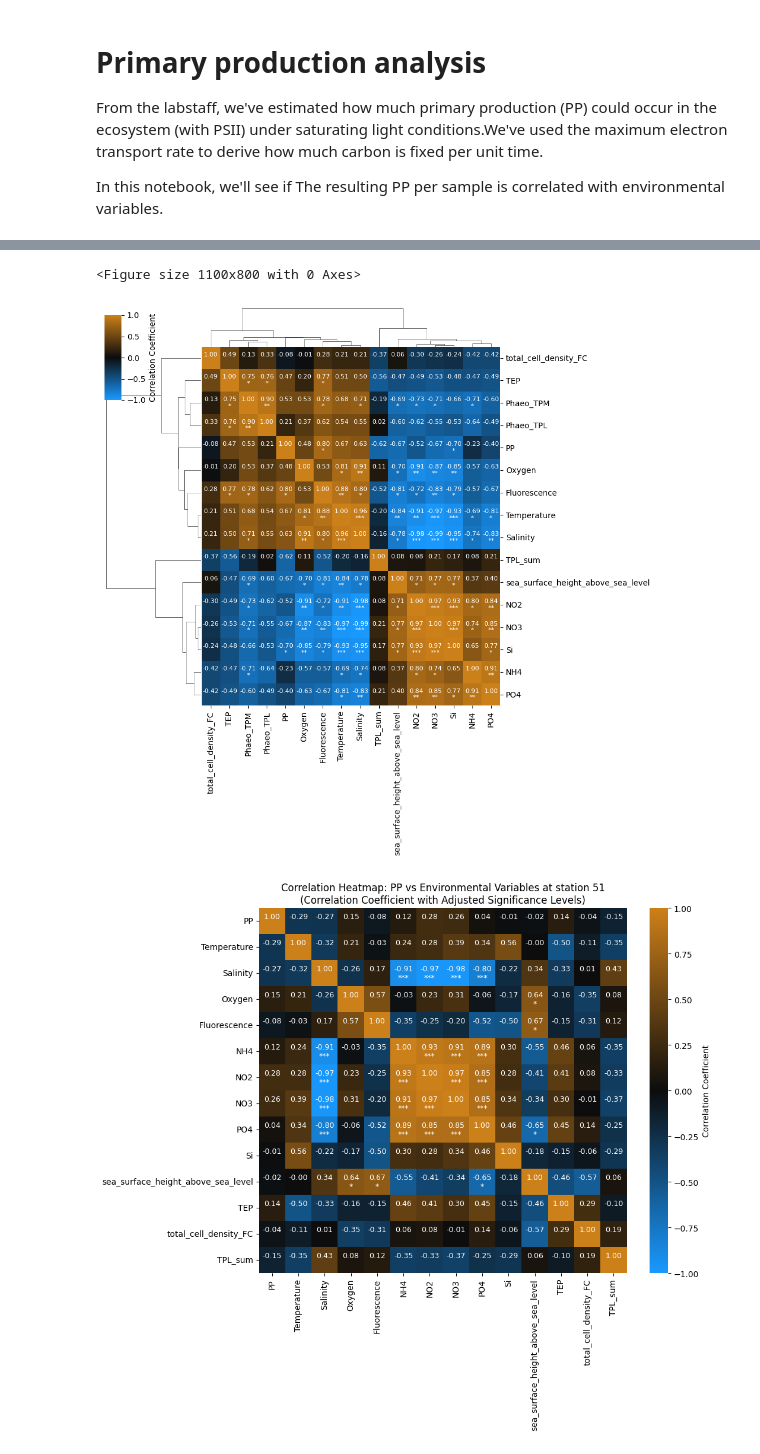
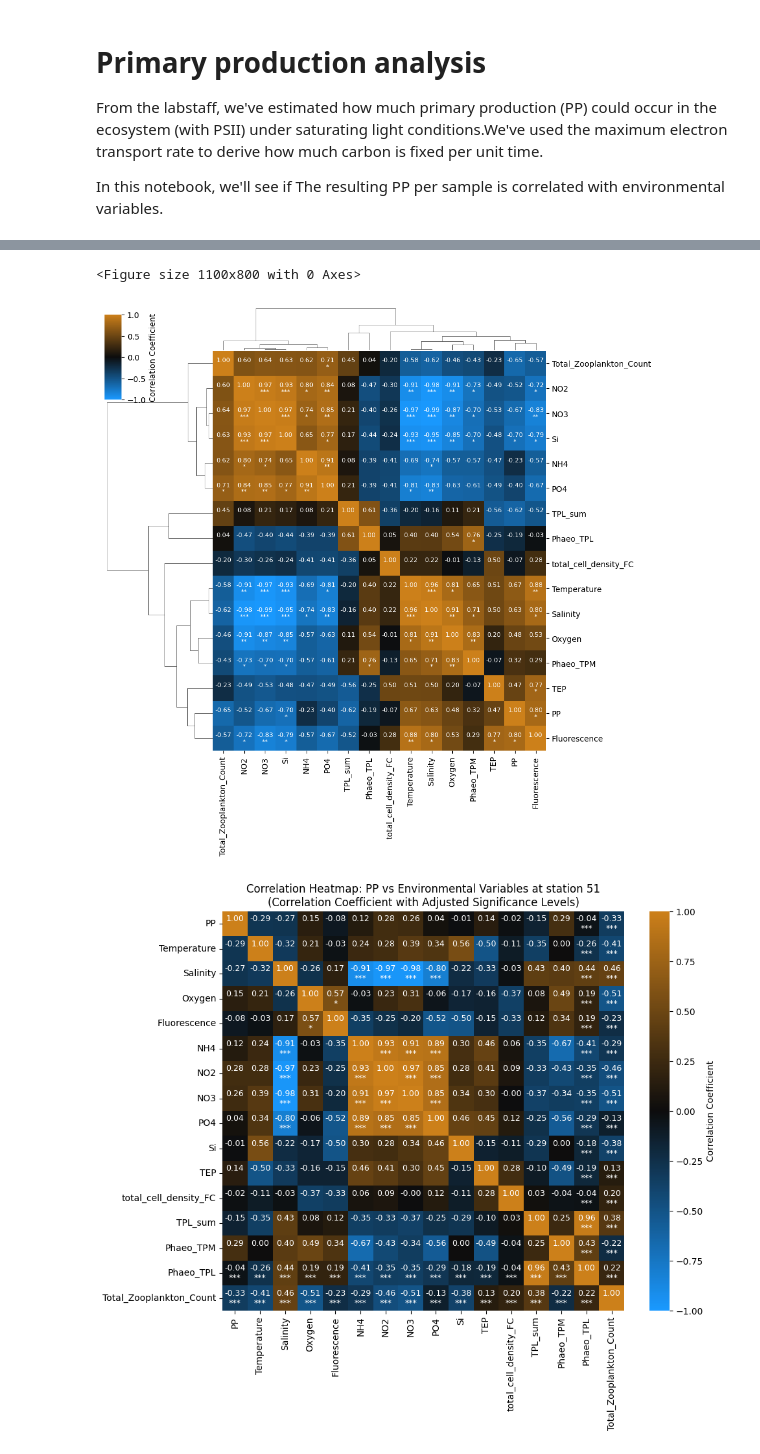
Before and after one commit to MichielPerneel/spring_campaign_2023, a Jupyter notebook: scripts/primary_production_correlation.ipynb, the cells around one changed output, grey strips where cells are left out. Drawn from its saved outputs; the diff is of its cells as text; code cells hidden in the pictures.

```diff
--- a/scripts/primary_production_correlation.ipynb
+++ b/scripts/primary_production_correlation.ipynb
@@ -28,14 +28,18 @@ flowcam_data = flowcam_data.rename(columns={'sample':'Station'})
 transcript_data = pd.read_csv('../data/analysis/tpl_sum.csv')
 ## Rename columns
 transcript_data.columns = ['Station', 'TPL_sum']
+
+## Read in Zooplankton counts
+zooplankton_data = pd.read_csv('../data/analysis/zooplankton_counts.csv')
 # %%
 # Merge PP_data with env and transcript data
 merged_data = pd.merge(PP_data, env_data, on=['Station'], how='inner')
 merged_data = pd.merge(merged_data, flowcam_data, on=['Station'], how='inner')
 merged_data = pd.merge(merged_data, transcript_data, on=['Station'], how='inner')
+merged_data = pd.merge(merged_data, zooplankton_data, on=['Station'], how='inner')
 
 # Declare variables of interest for correlation analysis
-correlation_columns = ['PP', 'Temperature', 'Salinity', 'Oxygen', 'Fluorescence', 'NH4', 'NO2', 'NO3', 'PO4', 'Si', 'sea_surface_height_above_sea_level', 'TEP', 'total_cell_density_FC', 'TPL_sum']
+correlation_columns = ['PP', 'Temperature', 'Salinity', 'Oxygen', 'Fluorescence', 'NH4', 'NO2', 'NO3', 'PO4', 'Si', 'TEP', 'total_cell_density_FC', 'TPL_sum', 'Total_Zooplankton_Count']
 correlation_data = merged_data[correlation_columns].dropna()
 
 # Calculate Pearson correlation coefficients
@@ -128,15 +132,15 @@ plt.show()
 # Filter data for Station 130
 station_130_data = merged_data[merged_data['StationPrefix'] == 130]
 ## Add Phaeocystis TPM/TPL sums to the correlation_columns
-phaeo_TPM = pd.read_csv('../data/analysis/phaeocystis_bin_tpm.csv')
+phaeo_TPM = pd.read_csv('../data/analysis/phaeocystis_bin_tpm_130.csv')
 phaeo_TPM.columns = ['Station', 'Phaeo_TPM']
-phaeo_TPL = pd.read_csv('../data/analysis/phaeocystis_bin_tpl.csv')
+phaeo_TPL = pd.read_csv('../data/analysis/phaeocystis_bin_tpl_130.csv')
 phaeo_TPL.columns = ['Station', 'Phaeo_TPL']
 station_130_data = pd.merge(station_130_data, phaeo_TPM, on='Station', how='inner')
 station_130_data = pd.merge(station_130_data, phaeo_TPL, on='Station', how='inner')
 
 # Add Phaeocystis TPM/TPL sums to the correlation_columns
-correlation_columns_130 = ['PP', 'Temperature', 'Salinity', 'Oxygen', 'Fluorescence', 'NH4', 'NO2', 'NO3', 'PO4', 'Si', 'sea_surface_height_above_sea_level', 'TEP', 'total_cell_density_FC', 'TPL_sum', 'Phaeo_TPM', 'Phaeo_TPL']
+correlation_columns_130 = ['PP', 'Temperature', 'Salinity', 'Oxygen', 'Fluorescence', 'NH4', 'NO2', 'NO3', 'PO4', 'Si', 'TEP', 'total_cell_density_FC', 'TPL_sum', 'Phaeo_TPM', 'Phaeo_TPL', 'Total_Zooplankton_Count']
 correlation_data = station_130_data[correlation_columns_130].dropna()
 
 # Calculate Pearson correlation coefficients
@@ -218,15 +222,22 @@ plt.savefig('../figures/FRRF/correlation_clustermap_130.svg', bbox_inches='tight
 plt.show()
 # %% [output]
 <Figure size 1100x800 with 0 Axes>
-[figure, old version]
+[figure, new version]
 # %%
 # Re-do for station 51
-## Filter data for Station 51
+# Filter data for Station 51
 station_51_data = merged_data[merged_data['StationPrefix'] == 51]
+## Add Phaeocystis TPM/TPL sums to the correlation_columns
+phaeo_TPM = pd.read_csv('../data/analysis/phaeocystis_bin_tpm_51.csv')
+phaeo_TPM.columns = ['Station', 'Phaeo_TPM']
+phaeo_TPL = pd.read_csv('../data/analysis/phaeocystis_bin_tpl_51.csv')
+phaeo_TPL.columns = ['Station', 'Phaeo_TPL']
+station_51_data = pd.merge(station_51_data, phaeo_TPM, on='Station', how='inner')
+station_51_data = pd.merge(station_51_data, phaeo_TPL, on='Station', how='inner')
 
-# Declare variables of interest for correlation analysis
-correlation_columns = ['PP', 'Temperature', 'Salinity', 'Oxygen', 'Fluorescence', 'NH4', 'NO2', 'NO3', 'PO4', 'Si', 'sea_surface_height_above_sea_level', 'TEP', 'total_cell_density_FC', 'TPL_sum']
-correlation_data = station_51_data[correlation_columns].dropna()
+# Add Phaeocystis TPM/TPL sums to the correlation_columns
+correlation_columns_51 = ['PP', 'Temperature', 'Salinity', 'Oxygen', 'Fluorescence', 'NH4', 'NO2', 'NO3', 'PO4', 'Si', 'TEP', 'total_cell_density_FC', 'TPL_sum', 'Phaeo_TPM', 'Phaeo_TPL', 'Total_Zooplankton_Count']
+correlation_data = station_51_data[correlation_columns_51].dropna()
 
 # Calculate Pearson correlation coefficients
 correlation_matrix = correlation_data.corr(method='pearson')
@@ -257,34 +268,34 @@ for i in range(correlation_matrix.shape[0]):
         if i != j:
             if adjusted_p_values[i, j] < 0.001:
                 significance = '***'
             elif adjusted_p_values[i, j] < 0.01:
                 significance = '**'
             elif adjusted_p_values[i, j] < 0.05:
                 significance = '*'
             else:
                 significance = ''
         else:
             significance = ''  # No significance flag for diagonal
 
         # Combine correlation value with significance level
         annotations[i, j] = f'{corr_value}\n{significance}'
 
 # Plot the heatmap
 plt.figure(figsize=(10, 8))
 sns.heatmap(correlation_matrix,
             annot=annotations,
             fmt='', cmap=cmap,
             vmin=-1,
             vmax=1,
             cbar_kws={'label': 'Correlation Coefficient'},
             annot_kws={'fontsize': 9})
 plt.title('Correlation Heatmap: PP vs Environmental Variables at station 51\n(Correlation Coefficient with Adjusted Significance Levels)')
 # Save the plot
 plt.savefig('../figures/FRRF/correlation_heatmap_51.png', bbox_inches='tight', dpi=300)
 plt.savefig('../figures/FRRF/correlation_heatmap_51.svg', bbox_inches='tight', dpi=300)
 plt.show()
 # %% [output]
-[figure, old version]
+[figure, new version]
 # %%
 # Plot the clustermap
 ## Plot with the legend on the bottom right
```
Also changed, not shown: parts of 8 cells of this notebook, 13 other files.
